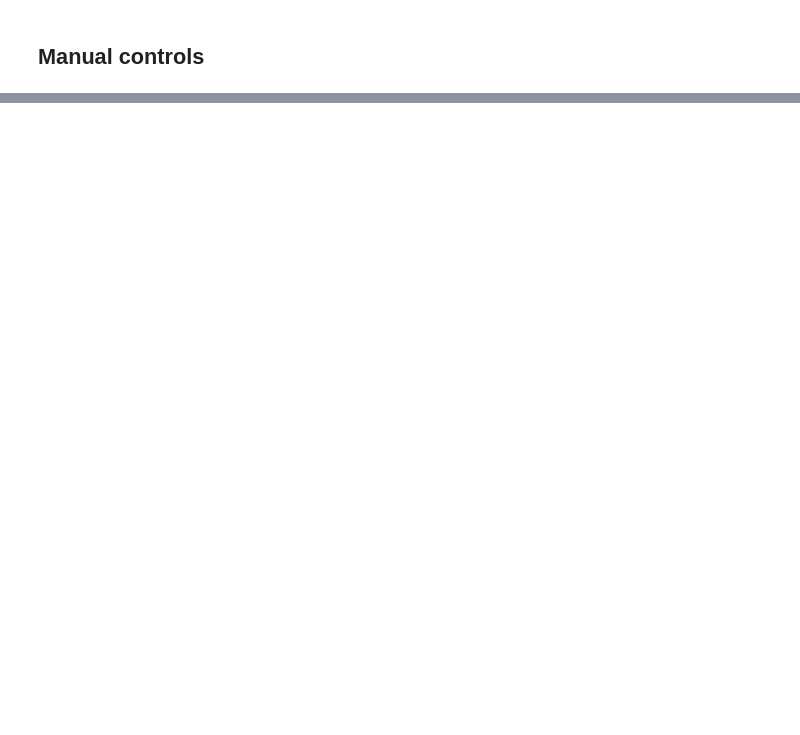
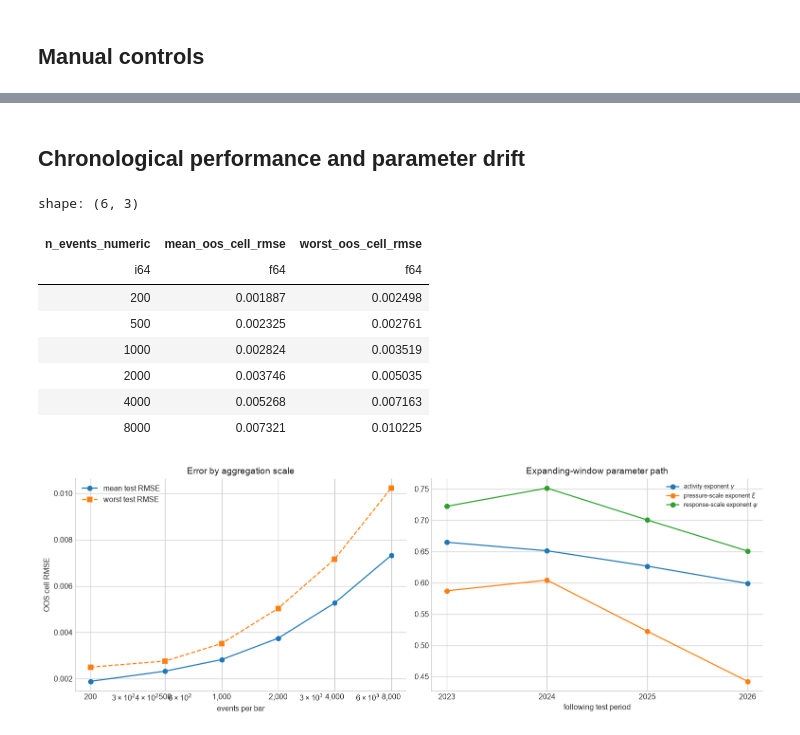
Before and after one commit to pdmillington/market-impact-research, a Jupyter notebook: alpha-search/notebooks/PBScaleFreeImpactWorkbench.ipynb, the cells around one changed output, grey strips where cells are left out. Drawn from its saved outputs; the diff is of its cells as text; code cells hidden in the pictures; blank space fills up the shorter version.

```diff
--- a/alpha-search/notebooks/PBScaleFreeImpactWorkbench.ipynb
+++ b/alpha-search/notebooks/PBScaleFreeImpactWorkbench.ipynb
@@ -1730,0 +291,70 @@ The next checks should remain incremental:
+# %% [markdown]
+## Chronological performance and parameter drift
+# %%
+canonical_oos = evaluation.filter(
+    (pl.col('sample') == SAMPLE) &
+    (pl.col('family') == 'pb_activity') &
+    (pl.col('split') == 'test') &
+    (pl.col('side') == 'all') &
+    (pl.col('n_events') != 'all')
+).with_columns(
+    pl.col('n_events').cast(pl.Int64).alias('n_events_numeric'),
+    pl.col('fold').cast(pl.Int64).alias('fold_number'),
+)
+scale_summary = canonical_oos.group_by('n_events_numeric').agg(
+    pl.col('cell_rmse').mean().alias('mean_oos_cell_rmse'),
+    pl.col('cell_rmse').max().alias('worst_oos_cell_rmse'),
+).sort('n_events_numeric')
+display(scale_summary)
+
+parameter_path = fits.filter(
+    (pl.col('sample') == SAMPLE) &
+    (pl.col('family') == 'pb_activity') &
+    (pl.col('fold') != 'full_fit')
+).with_columns(pl.col('fold').cast(pl.Int64).alias('fold_number')).sort('fold_number')
+
+fig, axes = plt.subplots(1, 2, figsize=(13.5, 4.8))
+axes[0].plot(
+    scale_summary['n_events_numeric'], scale_summary['mean_oos_cell_rmse'],
+    'o-', label='mean test RMSE'
+)
+axes[0].plot(
+    scale_summary['n_events_numeric'], scale_summary['worst_oos_cell_rmse'],
+    's--', label='worst test RMSE'
+)
+axes[0].set_xscale('log')
+axes[0].set_xticks(DISPLAY_SCALES, [f'{n:,}' for n in DISPLAY_SCALES])
+axes[0].set_xlabel('events per bar')
+axes[0].set_ylabel('OOS cell RMSE')
+axes[0].set_title('Error by aggregation scale')
+axes[0].legend()
+
+axes[1].plot(
+    parameter_path['fold_number'], parameter_path['activity_exponent_gamma'],
+    'o-', label=r'activity exponent $\gamma$'
+)
+axes[1].plot(
+    parameter_path['fold_number'], parameter_path['q_exponent_xi'],
+    'o-', label=r'pressure-scale exponent $\xi$'
+)
+axes[1].plot(
+    parameter_path['fold_number'], parameter_path['r_exponent_psi'],
+    'o-', label=r'response-scale exponent $\psi$'
+)
+axes[1].set_xticks([1, 2, 3, 4], ['2023', '2024', '2025', '2026'])
+axes[1].set_xlabel('following test period')
+axes[1].set_title('Expanding-window parameter path')
+axes[1].legend(fontsize=8)
+plt.tight_layout()
+plt.show()
+# %% [output]
+shape: (6, 3)
+| n_events_numeric | mean_oos_cell_rmse | worst_oos_cell_rmse |
+| i64 | f64 | f64 |
+| 200 | 0.001887 | 0.002498 |
+| 500 | 0.002325 | 0.002761 |
+| 1000 | 0.002824 | 0.003519 |
+| 2000 | 0.003746 | 0.005035 |
+| 4000 | 0.005268 | 0.007163 |
+| 8000 | 0.007321 | 0.010225 |
+[figure, added]
```
Also changed, not shown: parts of 71 cells of this notebook, 3 other files.
